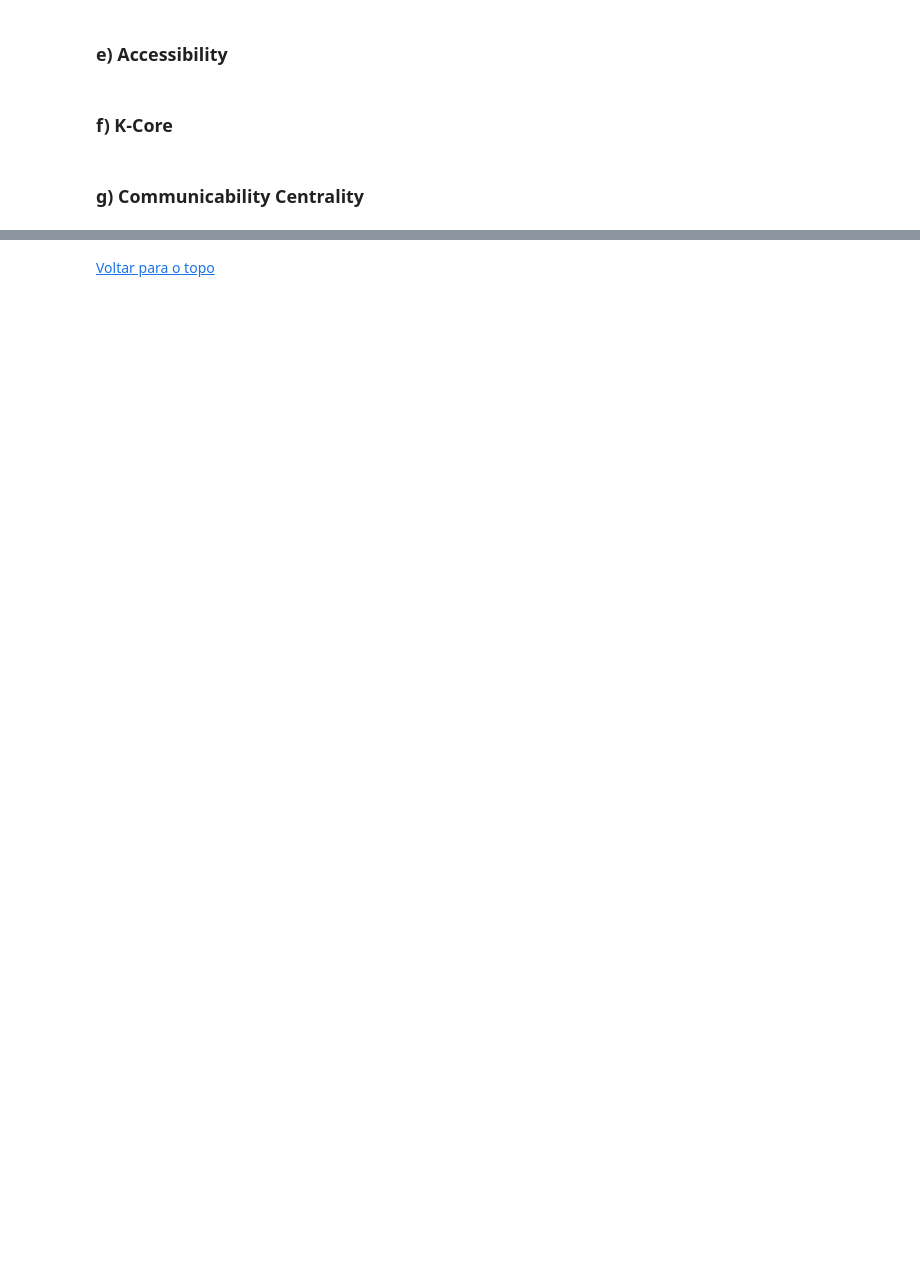
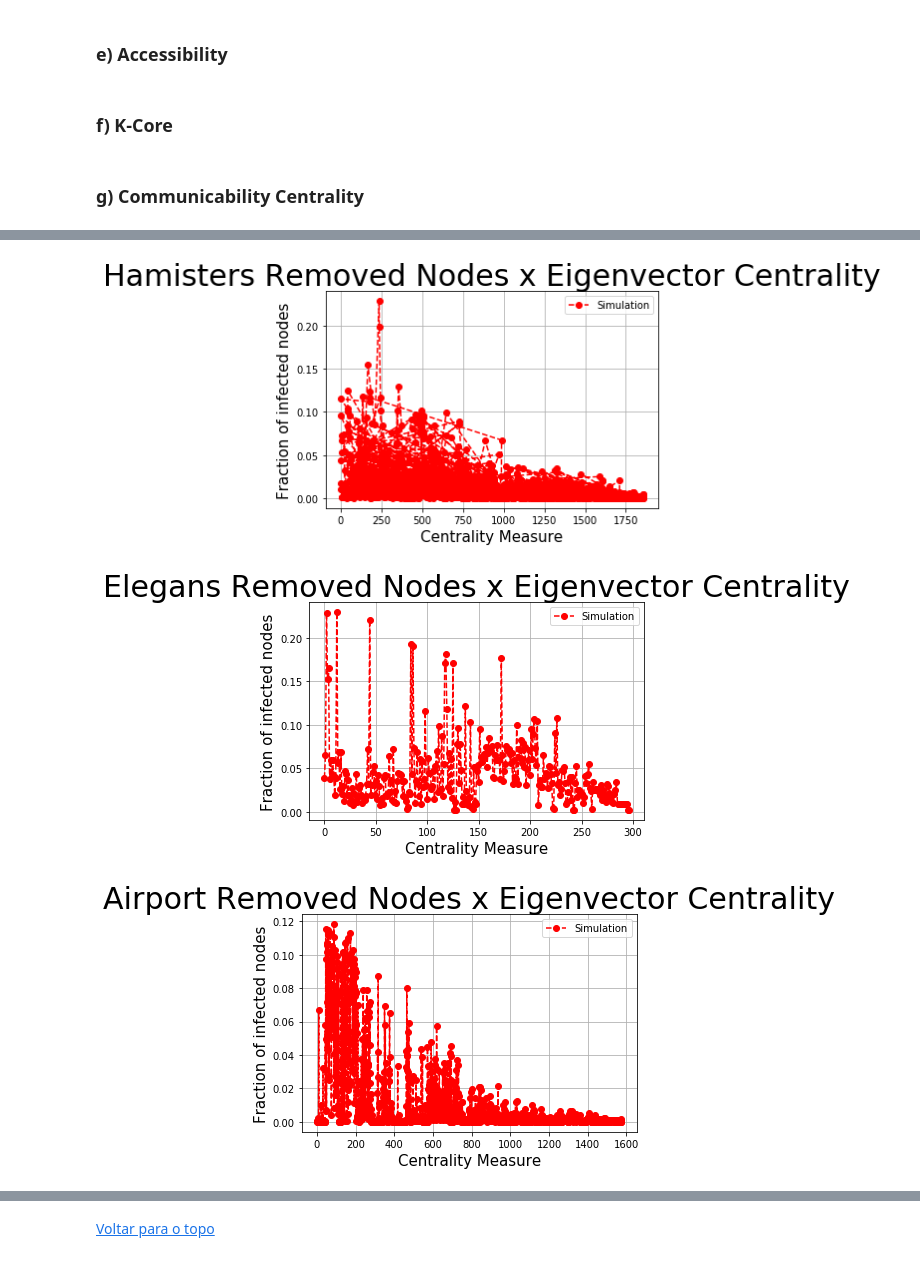
Before and after one commit to Micanga/sme0130_redes_complexas, a Jupyter notebook: Projeto4.ipynb, the cells around one changed output, grey strips where cells are left out. Drawn from its saved outputs; the diff is of its cells as text; code cells hidden in the pictures; blank space fills up the shorter version.

```diff
--- a/Projeto4.ipynb
+++ b/Projeto4.ipynb
@@ -584,0 +642,8 @@ def plot_rmnodes_mesuare(rmnodes,mesuare,plot_title):
+# %%
+plot_rmnodes_measure(hams,EC_hams,'Hamisters Removed Nodes x Eigenvector Centrality')
+plot_rmnodes_measure(elegans,EC_elegans,'Elegans Removed Nodes x Eigenvector Centrality')
+plot_rmnodes_measure(airport,EC_airport,'Airport Removed Nodes x Eigenvector Centrality')
+# %% [output]
+[figure, added]
+[figure, added]
+[figure, added]
```
Also changed, not shown: parts of 23 cells of this notebook.
